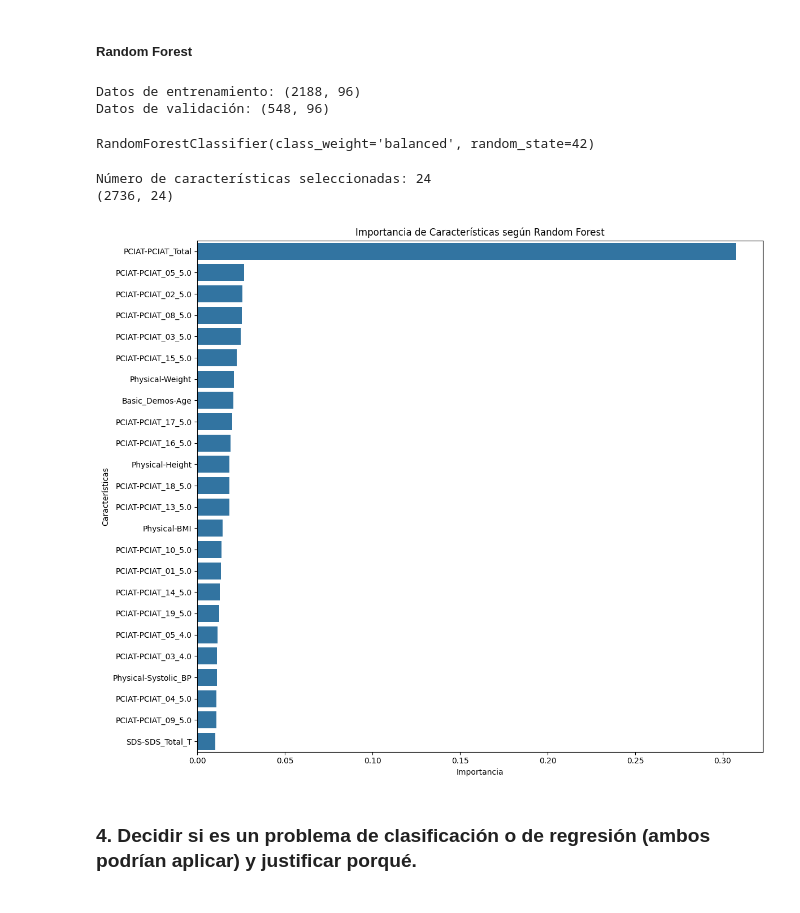
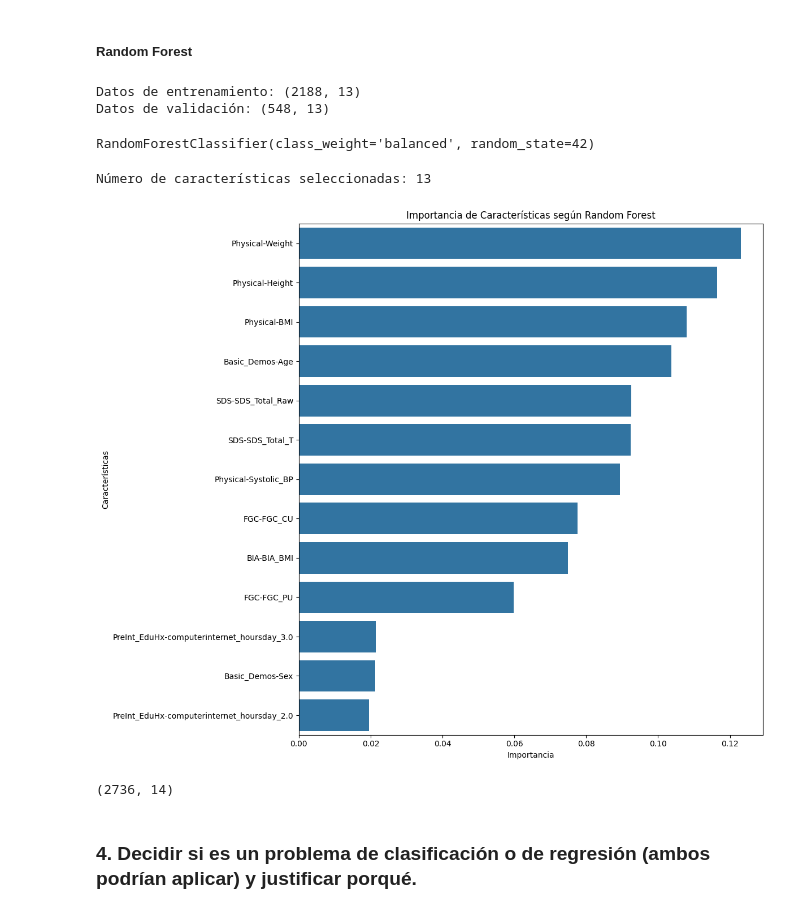
Before and after one commit to amadorssa/ChildInternetUseAnalysis, a Jupyter notebook: ChildInternetUseAnalysis.ipynb, the cells around one changed output. Drawn from its saved outputs; the diff is of its cells as text; code cells hidden in the pictures.

```diff
--- a/ChildInternetUseAnalysis.ipynb
+++ b/ChildInternetUseAnalysis.ipynb
@@ -96,0 +99,10 @@ memory usage: 3.9+ KB
+# %%
+train_df_objetivo = train_df['sii']
+
+# Actualziar train_df con caracterisitcas compartidas entre train_df y test_df
+train_df = train_df[test_df.columns]
+
+# Combinar train_df_objetivo con train_df
+train_df = pd.concat([train_df, train_df_objetivo], axis=1)
+
+display(train_df.head())
@@ -594,8 +609,8 @@ X_train, X_val, y_train, y_val = train_test_split( X_train, y_train, test_size=0
 print(f"Datos de entrenamiento: {X_train.shape}")
 print(f"Datos de validación: {X_val.shape}")
 # %% [output]
-Datos de entrenamiento: (2188, 96)
-Datos de validación: (548, 96)
+Datos de entrenamiento: (2188, 13)
+Datos de validación: (548, 13)
 # %%
 # Crear y entrenar el modelo de Random Forest (clasificación)
 rf = RandomForestClassifier(n_estimators=100, random_state=42, class_weight='balanced')
@@ -619,23 +634,23 @@ feature_importances = feature_importances.sort_values(by='Importance', ascending
 threshold = 0.01  # Ajusta este valor según tus necesidades
 selected_features = feature_importances[feature_importances['Importance'] > threshold]['Feature'].values
 print(f"Número de características seleccionadas: {len(selected_features)}")
-
-# Imprimir las caracteristicas seleccionadas
-print(train_df[selected_features].shape)
 # %% [output]
-Número de características seleccionadas: 24
-(2736, 24)
+Número de características seleccionadas: 13
 # %%
 # Mostrar las 20 características más importantes
 plt.figure(figsize=(12, 10))
-sns.barplot(x='Importance', y='Feature', data=feature_importances.head(24))
+sns.barplot(x='Importance', y='Feature', data=feature_importances.head(13))
 plt.title('Importancia de Características según Random Forest')
 plt.xlabel('Importancia')
 plt.ylabel('Características')
 plt.tight_layout()
 plt.show()
 # %% [output]
-[figure, old version]
+[figure, new version]
+# %%
+print(train_df.shape)
+# %% [output]
+(2736, 14)
 # %% [markdown]
 ### 4. Decidir si es un problema de clasificación o de regresión (ambos podrían aplicar) y justificar porqué.
 # %% [markdown]
```
Also changed, not shown: parts of 21 cells of this notebook, 6 other files.
